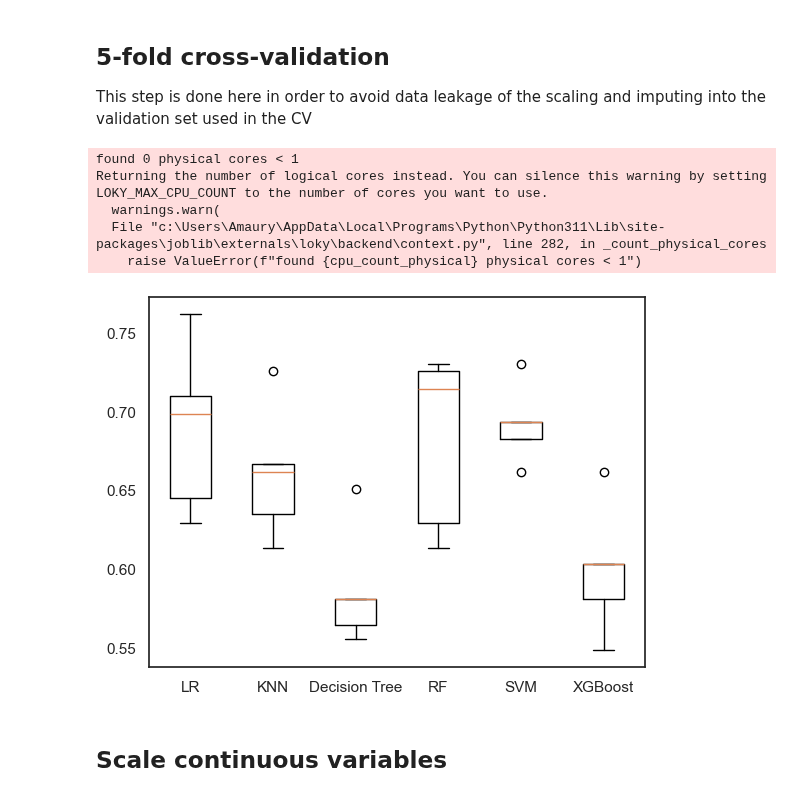
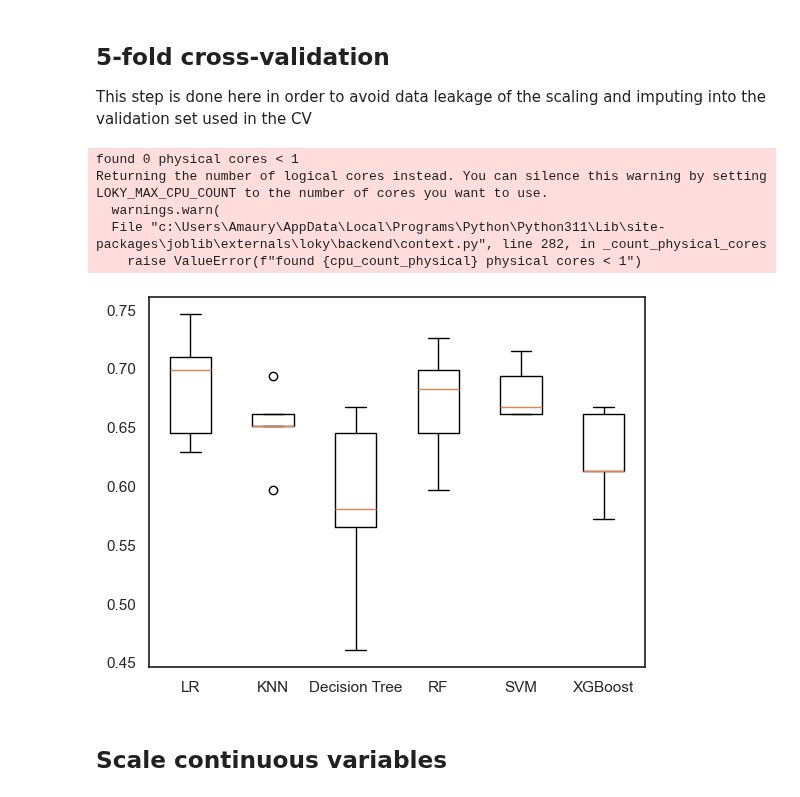
Before and after one commit to AmauryPelzer/Engel-outcome-prediction, a Jupyter notebook: notebooks/3. modeling/cl_modeling_binary.ipynb, the cells around one changed output. Saved outputs shown, nothing was run; the diff lists cells and outputs as text; code cells hidden in the pictures.

Commit message:
Added freq_per_month

```diff
--- a/notebooks/3. modeling/cl_modeling_binary.ipynb
+++ b/notebooks/3. modeling/cl_modeling_binary.ipynb
@@ -29,12 +29,13 @@ wide_df = wide_df[wide_df["surgical_information"]==1]
 
 X = wide_df[["sex_gender", "age", "eeg", "engel_outcomes", "mri", "phys_findings", "age_of_onset_hw", "eo_yrs_postsurg",
              "neuroanatomical_labeling", "neuropsychological_testing", "surg_stage", "neuro_findings", "eo_year_surg",
-             "surgical_information", "resect_procedure___1", "resect_procedure___2", "resect_procedure___3",
+             "surgical_information", "freq_per_month_hw", "resect_procedure___1", "resect_procedure___2", "resect_procedure___3",
              "resect_procedure___4", "resect_procedure___5", "resect_procedure___6", "resect_procedure___7",
              "resect_procedure___8", "resect_procedure___9", "resect_procedure___10", "resect_procedure___11",
              "resect_procedure___12", "resect_procedure___14", "resect_procedure___15"]]
 
-X = X.rename(columns={"age_of_onset_hw": "age_of_onset"})
+X = X.rename(columns={"age_of_onset_hw": "age_of_onset",
+                      "freq_per_month_hw": "freq_per_month"})
 
 y = wide_df["surg_engel"]
 
@@ -109,7 +110,7 @@ from sklearn.pipeline import Pipeline, make_pipeline
 # List of continuous and non-continuous variables
 numeric_var = ["age", "age_of_onset", "eo_yrs_postsurg", "eo_year_surg",
                "eeg", "engel_outcomes", "mri", "neuroanatomical_labeling",
-               "neuropsychological_testing", "surgical_information"]
+               "neuropsychological_testing", "surgical_information", "freq_per_month"]
 column_names = numeric_var + list(set(X_train.columns) - set(numeric_var))
 
 # Define preprocessing pipelines
@@ -133,34 +134,34 @@ models = {
 }
 
 results = []
 
 # Loop through models
 for model_name, model in models.items():
     # Create a pipeline with the preprocessor and the model
     pipeline = Pipeline([
         ('preprocessor', preprocessor),
         ('model', model)
     ])
 
     # Create a stratified k-fold cross-validator
     kf = StratifiedKFold(n_splits=5, random_state=42, shuffle=True)
 
     # Cross-validate using the pipeline
     cv_results = cross_val_score(pipeline, X_train, y_train, cv=kf)
 
     # Append cross-validation results to the results list
     results.append(cv_results)
 
 # Plot the results
 plt.boxplot(results, labels=models.keys())
 plt.show()
 # %% [output]
 found 0 physical cores < 1
 Returning the number of logical cores instead. You can silence this warning by setting LOKY_MAX_CPU_COUNT to the number of cores you want to use.
   warnings.warn(
   File "c:\Users\Amaury\AppData\Local\Programs\Python\Python311\Lib\site-packages\joblib\externals\loky\backend\context.py", line 282, in _count_physical_cores
     raise ValueError(f"found {cpu_count_physical} physical cores < 1")
-[figure, old version]
+[figure, new version]
 # %% [markdown]
 ## Scale continuous variables
 # %%
```
Also changed, not shown: parts of 14 cells of this notebook, 2 other files.
